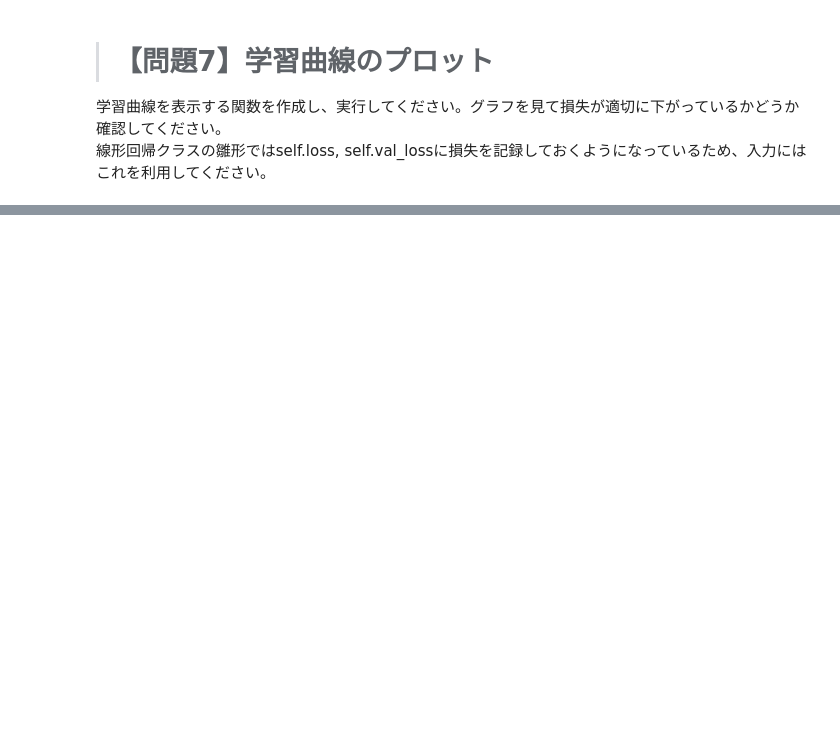
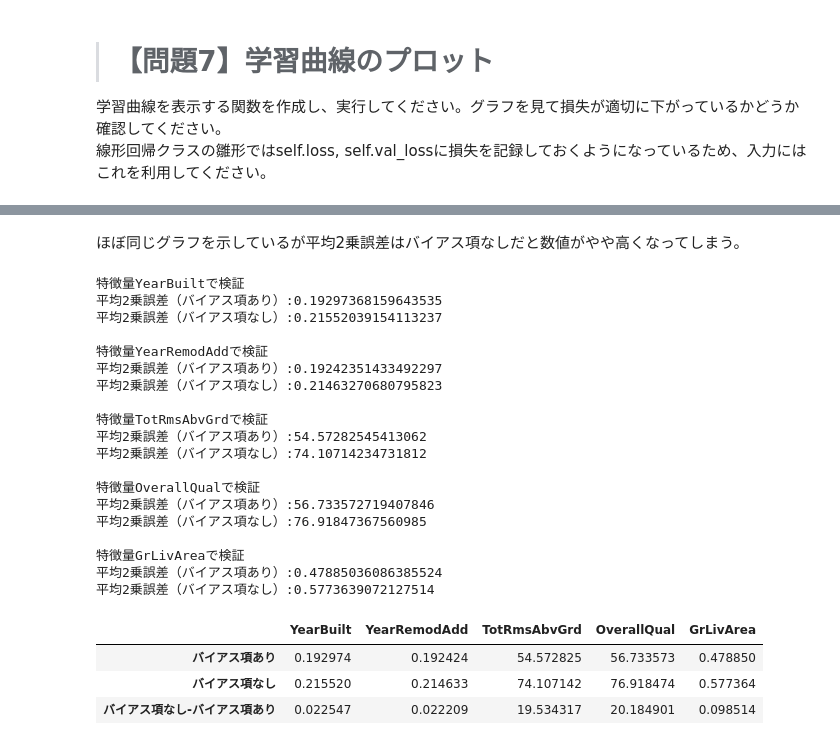
Before and after one commit to Go-to-Ray/diveintocode-ml-1, a Jupyter notebook: sprint11_week1/scratch_linear_regression.ipynb, the cells around one changed output, grey strips where cells are left out. Drawn from its saved outputs; the diff is of its cells as text; code cells hidden in the pictures; blank space fills up the shorter version.

```diff
--- a/sprint11_week1/scratch_linear_regression.ipynb
+++ b/sprint11_week1/scratch_linear_regression.ipynb
@@ -328,0 +369,49 @@ plt.show()
+# %% [markdown]
+ほぼ同じグラフを示しているが平均2乗誤差はバイアス項なしだと数値がやや高くなってしまう。
+# %%
+#特徴量を変えて検証
+feature = ["YearBuilt","YearRemodAdd","TotRmsAbvGrd","OverallQual","GrLivArea"]
+error = np.empty(15).reshape(3,5)
+for i in range(5):
+    df_x2 = df[feature[i]].apply(np.log)
+    df_y2 = df.SalePrice.apply(np.log)
+    x_train,x_test,y_train,y_test = train_test_split(np.array(df_x2),np.array(df_y2),train_size = 0.8,random_state=1)
+    lr_bias = ScratchLinearRegression(verbose=False)
+    lr_no_bias = ScratchLinearRegression(no_bias=True,verbose=False)
+    lr_bias.fit(x_train,y_train,x_test,y_test)
+    lr_no_bias.fit(x_train,y_train,x_test,y_test)
+    pred_bias = lr_bias.predict(x_test)
+    pred_no_bias = lr_no_bias.predict(x_test)
+    print("特徴量{}で検証".format(feature[i]))
+    print("平均2乗誤差（バイアス項あり）:{}".format(MSE(pred_bias,y_test)))
+    print("平均2乗誤差（バイアス項なし）:{}\n".format(MSE(pred_no_bias,y_test)))
+    error[0,i] = MSE(pred_bias,y_test)
+    error[1,i] = MSE(pred_no_bias,y_test)
+    error[2,i] = error[1,i] - error[0,i]
+error_data = pd.DataFrame(error,index = ["バイアス項あり","バイアス項なし","バイアス項なし-バイアス項あり"],\
+                          columns=feature)
+display(error_data)
+# %% [output]
+特徴量YearBuiltで検証
+平均2乗誤差（バイアス項あり）:0.19297368159643535
+平均2乗誤差（バイアス項なし）:0.21552039154113237
+
+特徴量YearRemodAddで検証
+平均2乗誤差（バイアス項あり）:0.19242351433492297
+平均2乗誤差（バイアス項なし）:0.21463270680795823
+
+特徴量TotRmsAbvGrdで検証
+平均2乗誤差（バイアス項あり）:54.57282545413062
+平均2乗誤差（バイアス項なし）:74.10714234731812
+
+特徴量OverallQualで検証
+平均2乗誤差（バイアス項あり）:56.733572719407846
+平均2乗誤差（バイアス項なし）:76.91847367560985
+
+特徴量GrLivAreaで検証
+平均2乗誤差（バイアス項あり）:0.47885036086385524
+平均2乗誤差（バイアス項なし）:0.5773639072127514
+|  | YearBuilt | YearRemodAdd | TotRmsAbvGrd | OverallQual | GrLivArea |
+| バイアス項あり | 0.192974 | 0.192424 | 54.572825 | 56.733573 | 0.478850 |
+| バイアス項なし | 0.215520 | 0.214633 | 74.107142 | 76.918474 | 0.577364 |
+| バイアス項なし-バイアス項あり | 0.022547 | 0.022209 | 19.534317 | 20.184901 | 0.098514 |
```
Also changed, not shown: parts of 20 cells of this notebook.
